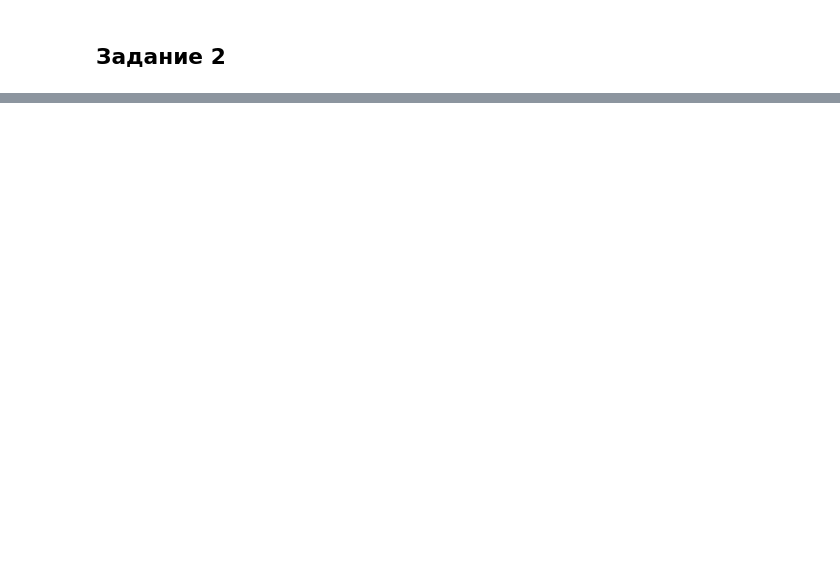
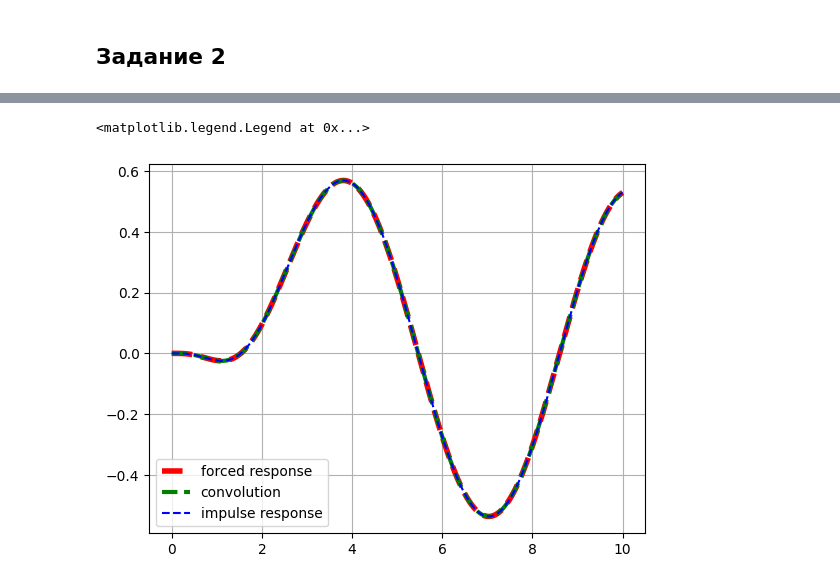
Before and after one commit to sidsnow/control_systems, a Jupyter notebook: ТАУ_Лаб_3.ipynb, the cells around one changed output, grey strips where cells are left out. Saved outputs shown, nothing was run; the diff lists cells and outputs as text; code cells hidden in the pictures; blank space fills up the shorter version.

```diff
--- a/ТАУ_Лаб_3.ipynb
+++ b/ТАУ_Лаб_3.ipynb
@@ -148,0 +263,34 @@ plt.plot(time, y2.outputs)
+# %%
+y_to_conv = sympy.lambdify(t, sympy.inverse_laplace_transform(W,s,t), "numpy")
+y_conv = np.convolve(y_to_conv(time), u3)
+# %%
+u = 2*sympy.sin(t) - sympy.cos(t)
+U = sympy.laplace_transform(u, t, s)[0]
+# %%
+U = U.simplify()
+num =  list(map(float, sympy.Poly(sympy.fraction(U)[0],s).all_coeffs()))
+den =  list(map(float, sympy.Poly(sympy.fraction(U)[1],s).all_coeffs()))
+U_tf = ct.tf(num, den)
+tf3 = W_tf*U_tf
+# %%
+y_model = ct.forced_response(
+    W_tf,
+    U=u3,
+    T=time,
+    X0=0
+).outputs
+
+y_im = ct.impulse_response(
+    tf3,
+    T=time,
+    X0=0
+).outputs
+# %%
+plt.plot(time, y_model, "r--", linewidth=4, label="forced response")
+plt.plot(time, y_conv[0:len(time)]*dt, "g--", linewidth=3, label="convolution")
+plt.plot(time, y_im, "b--", label="impulse response")
+plt.grid()
+plt.legend()
+# %% [output]
+<matplotlib.legend.Legend at 0x...>
+[figure, added]
```
Also changed, not shown: parts of 24 cells of this notebook.
